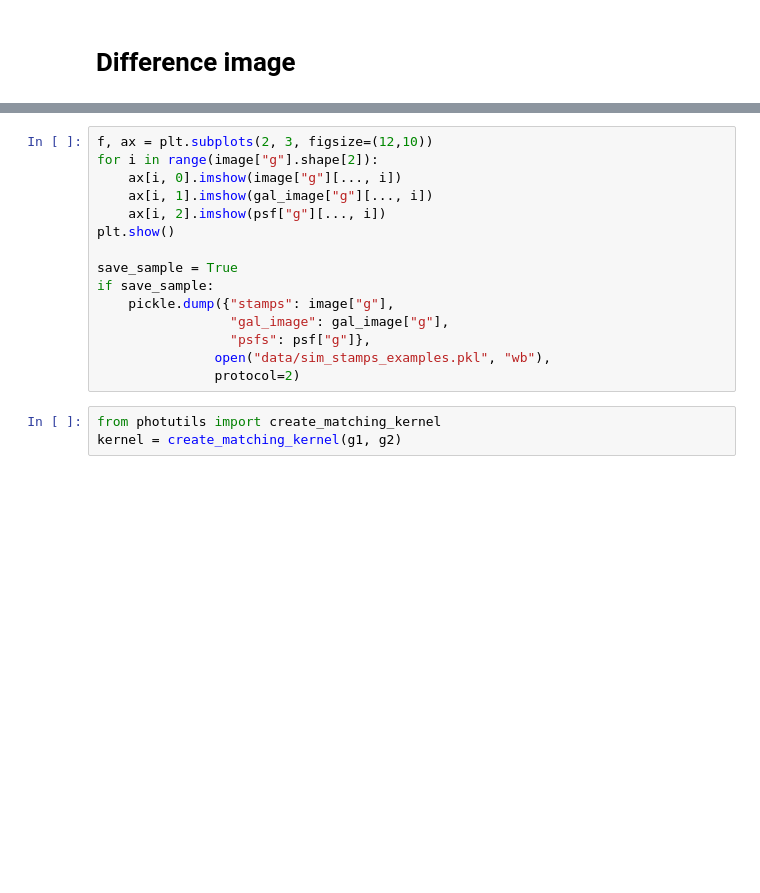
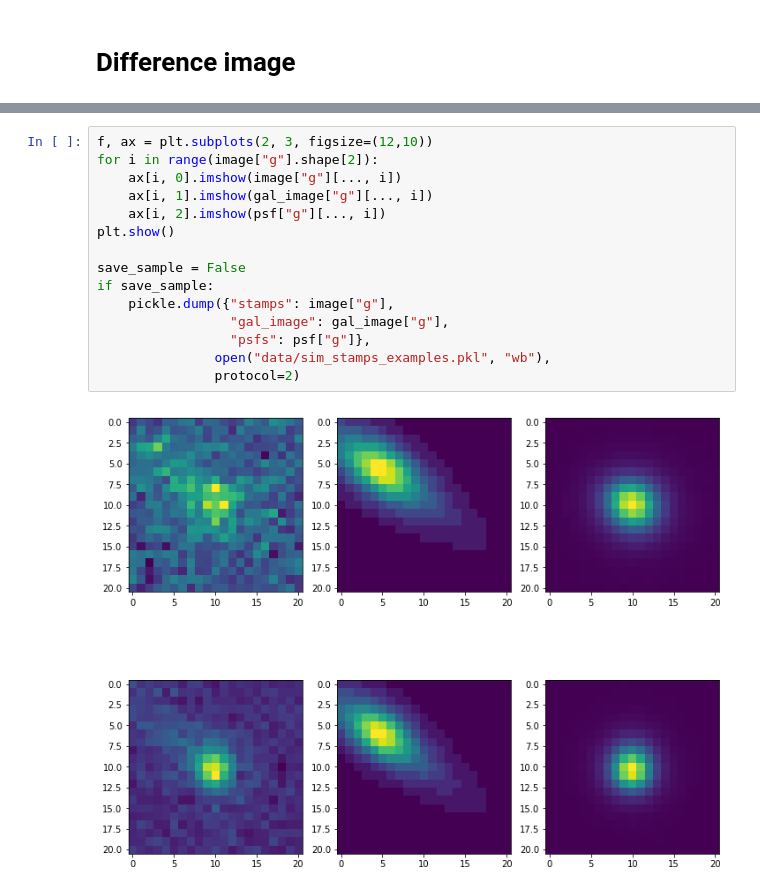
Before and after one commit to rodrigcd/thesis_plots, a Jupyter notebook: Chapter_2_astronomy.ipynb, the cells around one changed output, grey strips where cells are left out. Saved outputs shown, nothing was run; the diff lists cells and outputs as text; blank space fills up the shorter version.

```diff
--- a/Chapter_2_astronomy.ipynb
+++ b/Chapter_2_astronomy.ipynb
@@ -263,18 +309,17 @@ print(psf["g"].shape)
 # %%
 f, ax = plt.subplots(2, 3, figsize=(12,10))
 for i in range(image["g"].shape[2]):
     ax[i, 0].imshow(image["g"][..., i])
     ax[i, 1].imshow(gal_image["g"][..., i])
     ax[i, 2].imshow(psf["g"][..., i])
 plt.show()
 
-save_sample = True
+save_sample = False
 if save_sample:
     pickle.dump({"stamps": image["g"],
                  "gal_image": gal_image["g"],
                  "psfs": psf["g"]},
                open("data/sim_stamps_examples.pkl", "wb"),
                protocol=2)
+# %% [output]
+[figure, added]
-# %%
-from photutils import create_matching_kernel
-kernel = create_matching_kernel(g1, g2)
```
Also changed, not shown: parts of 11 cells of this notebook, 4 other files.
